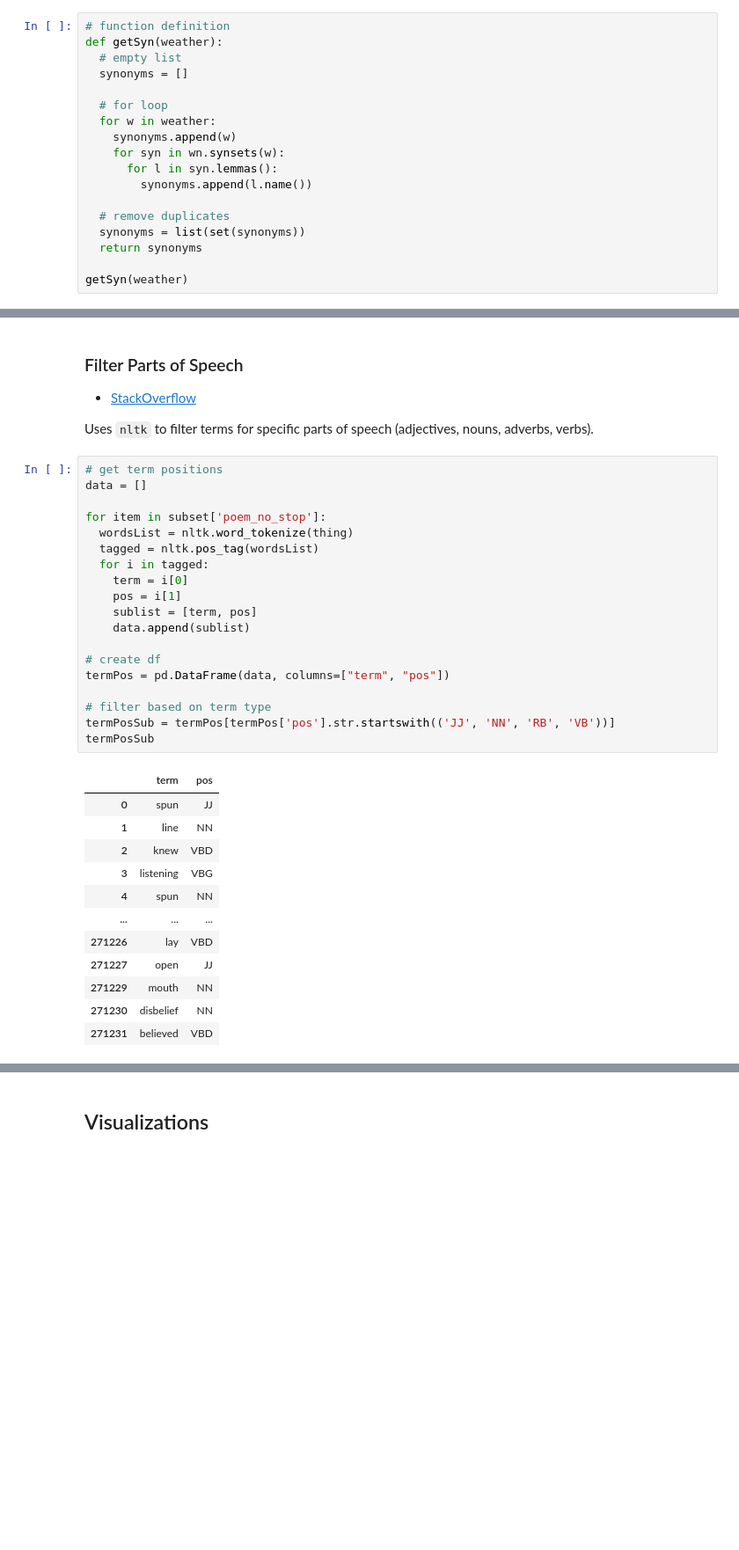
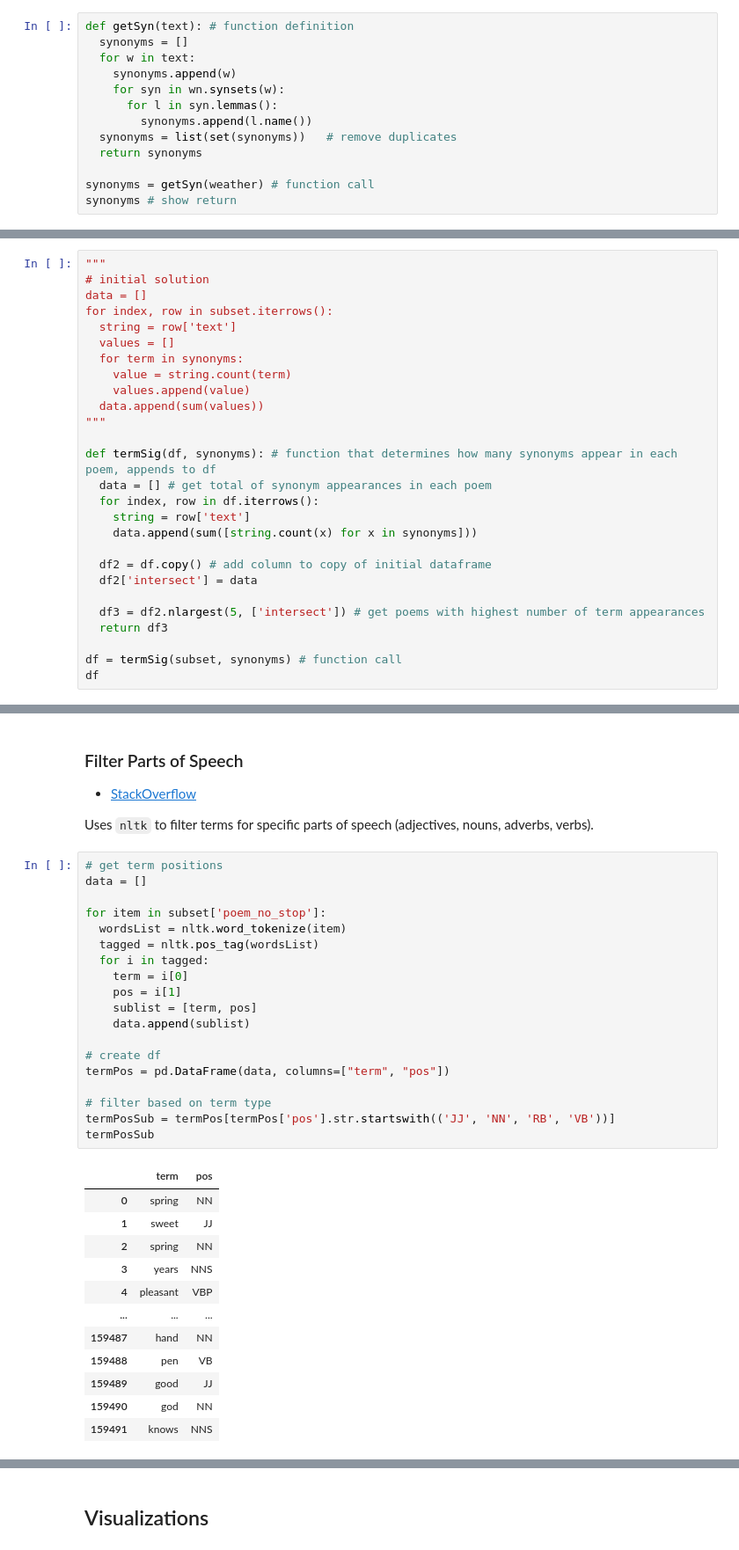
Before and after one commit to kwaldenphd/poemBot, a Jupyter notebook: test_interfaces.ipynb, the cells around one changed output, grey strips where cells are left out. Shown at 88% size. Drawn from its saved outputs; the diff is of its cells as text; blank space fills up the shorter version.

```diff
--- a/test_interfaces.ipynb
+++ b/test_interfaces.ipynb
@@ -263,20 +205,15 @@ getWeather(api_key)
 - [NLTK documentation](https://www.nltk.org/howto/wordnet.html)
 - [GeeksForGeeks tutorial](https://www.geeksforgeeks.org/get-synonymsantonyms-nltk-wordnet-python/)
 # %%
-# function definition
-def getSyn(weather):
-  # empty list
+def getSyn(text): # function definition
   synonyms = []
-
-  # for loop
-  for w in weather:
+  for w in text:
     synonyms.append(w)
     for syn in wn.synsets(w):
       for l in syn.lemmas():
         synonyms.append(l.name())
-
-  # remove duplicates
-  synonyms = list(set(synonyms))
+  synonyms = list(set(synonyms))   # remove duplicates
   return synonyms
 
-getSyn(weather)
+synonyms = getSyn(weather) # function call
+synonyms # show return
@@ -286,0 +236,27 @@ NameError: ignored
+# %%
+"""
+# initial solution
+data = []
+for index, row in subset.iterrows():
+  string = row['text']
+  values = []
+  for term in synonyms:
+    value = string.count(term)
+    values.append(value)
+  data.append(sum(values))
+"""
+
+def termSig(df, synonyms): # function that determines how many synonyms appear in each poem, appends to df
+  data = [] # get total of synonym appearances in each poem
+  for index, row in df.iterrows():
+    string = row['text']
+    data.append(sum([string.count(x) for x in synonyms]))
+
+  df2 = df.copy() # add column to copy of initial dataframe
+  df2['intersect'] = data
+
+  df3 = df2.nlargest(5, ['intersect']) # get poems with highest number of term appearances
+  return df3
+
+df = termSig(subset, synonyms) # function call
+df
@@ -355,32 +562,32 @@ Uses `nltk` to filter terms for specific parts of speech (adjectives, nouns, adv
 # %%
 # get term positions
 data = []
 
 for item in subset['poem_no_stop']:
-  wordsList = nltk.word_tokenize(thing)
+  wordsList = nltk.word_tokenize(item)
   tagged = nltk.pos_tag(wordsList)
   for i in tagged:
     term = i[0]
     pos = i[1]
     sublist = [term, pos]
     data.append(sublist)
 
 # create df
 termPos = pd.DataFrame(data, columns=["term", "pos"])
 
 # filter based on term type
 termPosSub = termPos[termPos['pos'].str.startswith(('JJ', 'NN', 'RB', 'VB'))]
 termPosSub
 # %% [output]
 |  | term | pos |
-| 0 | spun | JJ |
-| 1 | line | NN |
-| 2 | knew | VBD |
-| 3 | listening | VBG |
-| 4 | spun | NN |
+| 0 | spring | NN |
+| 1 | sweet | JJ |
+| 2 | spring | NN |
+| 3 | years | NNS |
+| 4 | pleasant | VBP |
 | ... | ... | ... |
-| 271226 | lay | VBD |
-| 271227 | open | JJ |
-| 271229 | mouth | NN |
-| 271230 | disbelief | NN |
-| 271231 | believed | VBD |
+| 159487 | hand | NN |
+| 159488 | pen | VB |
+| 159489 | good | JJ |
+| 159490 | god | NN |
+| 159491 | knows | NNS |
```
Also changed, not shown: parts of 39 cells of this notebook.
